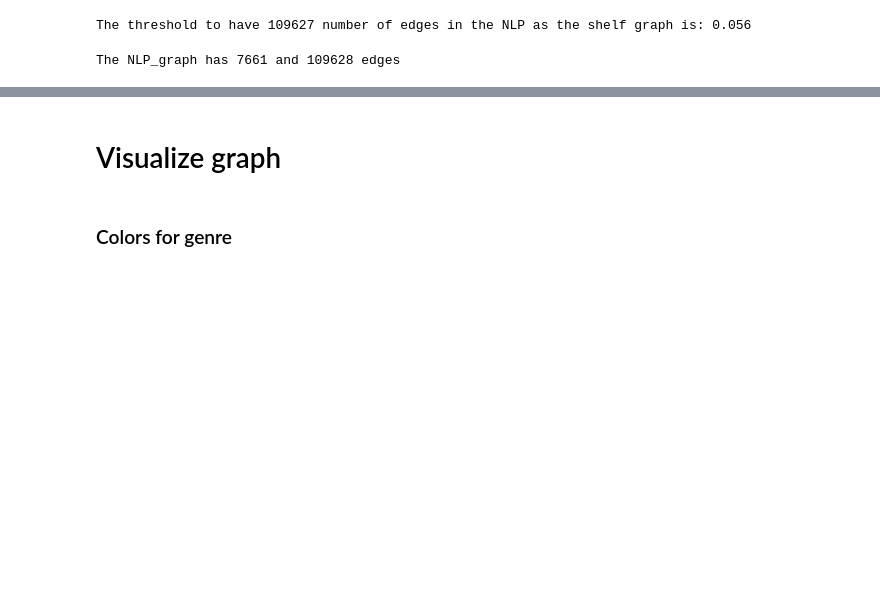
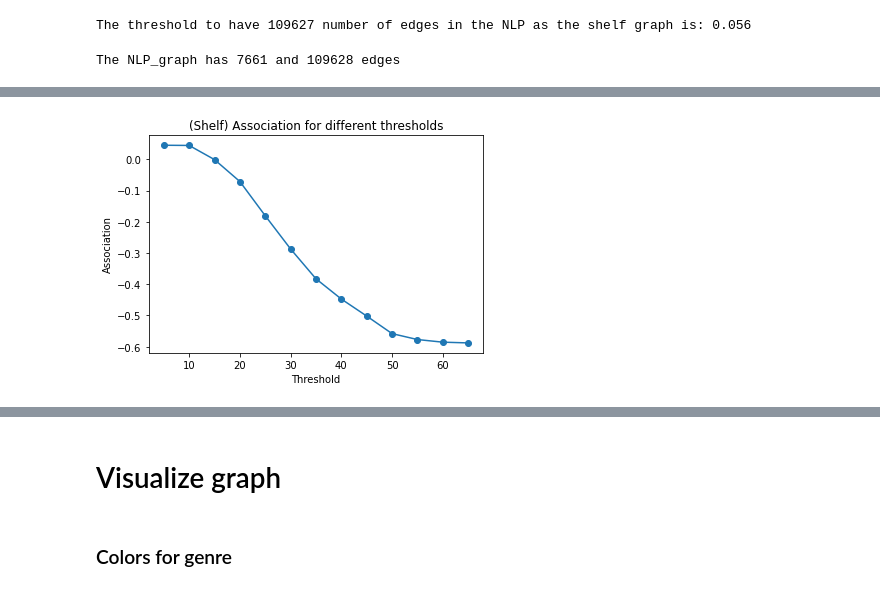
Before and after one commit to davidAlvaBro/comsocsci_final_proj, a Jupyter notebook: Explainer_notebook.ipynb, the cells around one changed output, grey strips where cells are left out. Cells and saved outputs as stored; diff of their text form; code cells hidden in the pictures; blank space fills up the shorter version.

```diff
--- a/Explainer_notebook.ipynb
+++ b/Explainer_notebook.ipynb
@@ -869,0 +909,34 @@ The NLP_graph has 7661 and 109628 edges
+# %%
+# Very similar to the function above, but this calculates the matrix for the degree instead of attribute
+calculate_assortiative_coef = lambda E: (np.trace(E) - np.sum(E @ E.T)) / (1 - np.sum(E @ E.T))
+get_i = lambda x, threshold: 1 if x > threshold else 0 # Small function to get the index of the matrix
+
+max_threshold = 70
+min_threshold = 5
+assosiations = []
+thresholds = range(min_threshold, max_threshold, 5)
+
+for i, threshold in enumerate(thresholds):
+    # Get dimensions of matrix
+    E = np.zeros((2, 2))
+
+    # Fill the matrix
+    for edge in shelf_graph.edges:
+        # Get the degree of the node at the ends of the edge
+        i = get_i(shelf_graph.degree(edge[0]), threshold)
+        j = get_i(shelf_graph.degree(edge[1]), threshold)
+        E[i, j] += 1
+        E[j, i] += 1
+
+    E = E / (2*shelf_graph.number_of_edges())
+
+    # Store the assosiation
+    assosiations.append(calculate_assortiative_coef(E))
+
+plt.plot(thresholds, assosiations, "-o")
+plt.xlabel("Threshold")
+plt.ylabel("Association")
+plt.title("(Shelf) Association for different thresholds")
+plt.show()
+# %% [output]
+[figure, added]
```
Also changed, not shown: parts of 46 cells of this notebook, 1 other file.
